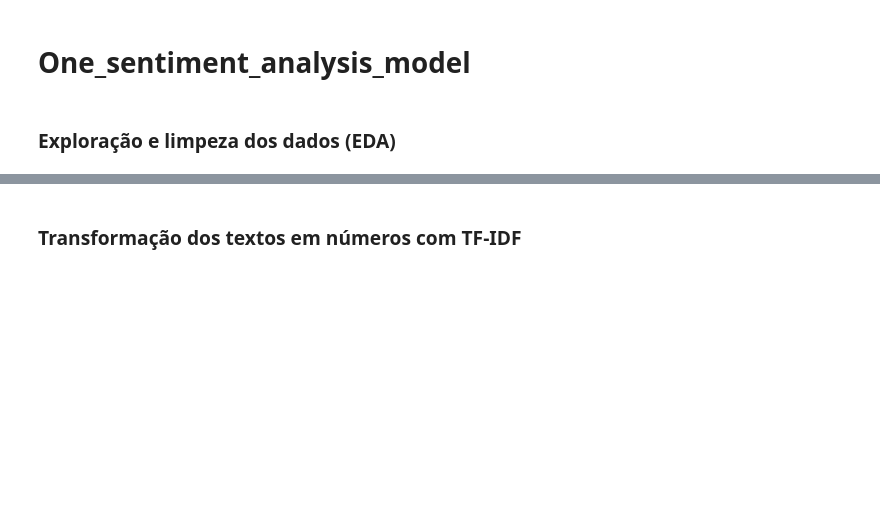
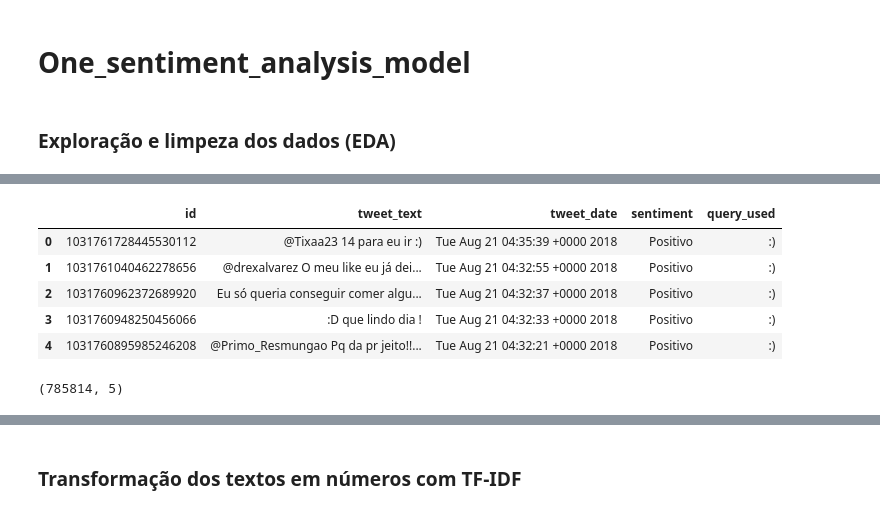
Before and after one commit to ONE-sentiment-analysis/One_sentiment_analysis_model, a Jupyter notebook: src/notebooks/00_One_sentiment_analysis_model.ipynb, the cells around one changed output, grey strips where cells are left out. Cells and saved outputs as stored; diff of their text form; code cells hidden in the pictures; blank space fills up the shorter version.

```diff
--- a/src/notebooks/00_One_sentiment_analysis_model.ipynb
+++ b/src/notebooks/00_One_sentiment_analysis_model.ipynb
@@ -7,0 +51,16 @@
+# %%
+file_path = os.path.join(path, "NoThemeTweets.csv")
+df = pd.read_csv(file_path)
+
+df.head()
+# %% [output]
+|  | id | tweet_text | tweet_date | sentiment | query_used |
+| 0 | 1031761728445530112 | @Tixaa23 14 para eu ir :) | Tue Aug 21 04:35:39 +0000 2018 | Positivo | :) |
+| 1 | 1031761040462278656 | @drexalvarez O meu like eu já dei... | Tue Aug 21 04:32:55 +0000 2018 | Positivo | :) |
+| 2 | 1031760962372689920 | Eu só queria conseguir comer algu... | Tue Aug 21 04:32:37 +0000 2018 | Positivo | :) |
+| 3 | 1031760948250456066 | :D que lindo dia ! | Tue Aug 21 04:32:33 +0000 2018 | Positivo | :) |
+| 4 | 1031760895985246208 | @Primo_Resmungao Pq da pr jeito!!... | Tue Aug 21 04:32:21 +0000 2018 | Positivo | :) |
+# %%
+df.shape
+# %% [output]
+(785814, 5)
```
Also changed, not shown: parts of 32 cells of this notebook.
